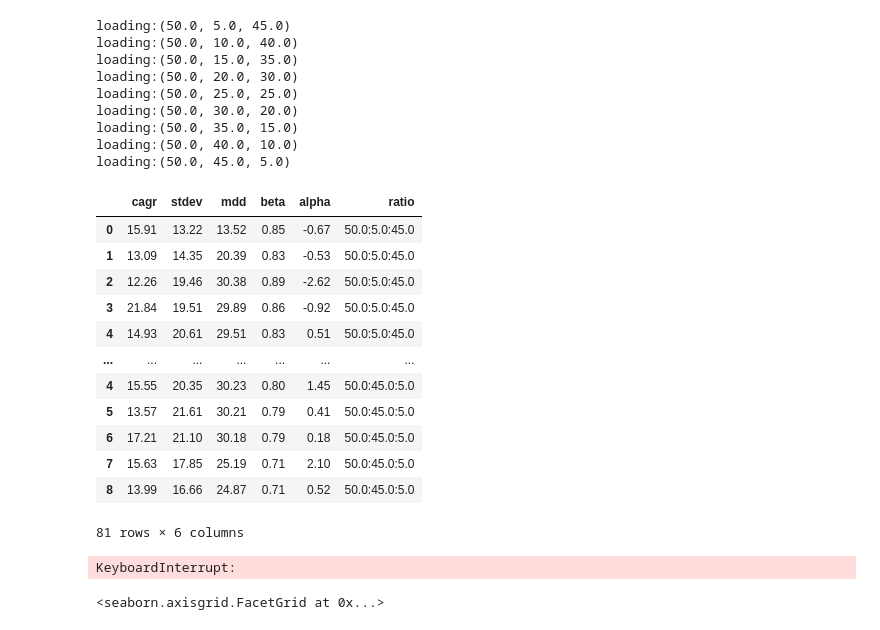
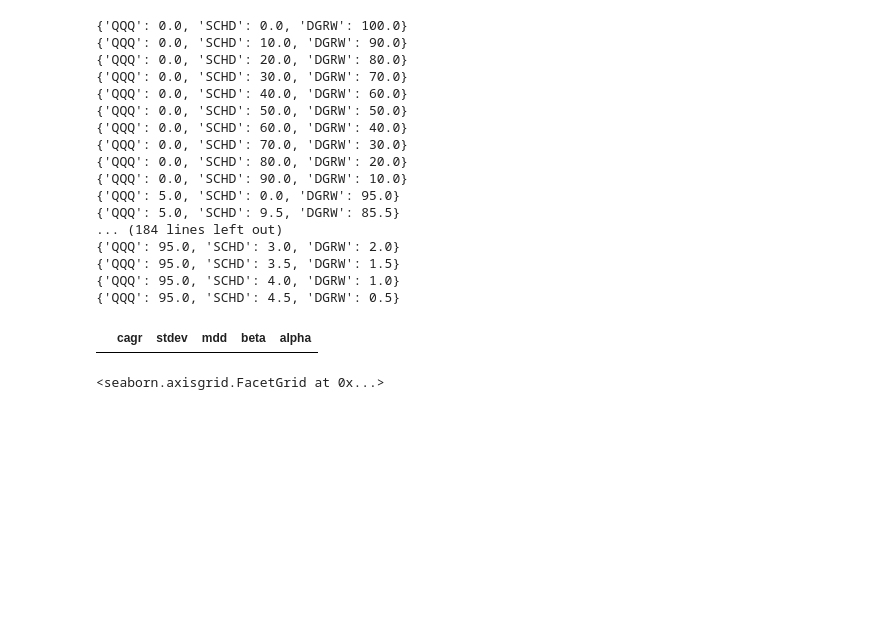
Before and after one commit to RookImS/portfolio_tool, a Jupyter notebook: portfolio.ipynb, the cells around one changed output. Cells and saved outputs as stored; diff of their text form; code cells hidden in the pictures; blank space fills up the shorter version.

```diff
--- a/portfolio.ipynb
+++ b/portfolio.ipynb
@@ -107,53 +107,53 @@ def calc_target_ratio(base_ratio:tuple, etc_ratio:tuple) -> tuple:
 # %%
 from multiprocessing import Pool
 from portfolio_test import portfolio_backtest_by_duration
 
 stats = pd.DataFrame(columns=['cagr', 'stdev', 'mdd', 'beta', 'alpha'])
 
 if __name__ == '__main__':
-    for qqq_weight in range(5, 10):
-        for schd_weight in range(1, 10):
-            ratio_qqq_etc = (qqq_weight, 10-qqq_weight)
+    param_list = []
+    for qqq_weight in range(0, 100, 5):
+        for schd_weight in range(0, 10):
+            ratio_qqq_etc = (qqq_weight, 100-qqq_weight)
             ratio_schd_dgrw = (schd_weight, 10-schd_weight)
             ratio_qqq_schd_dgrw = calc_target_ratio(ratio_qqq_etc, ratio_schd_dgrw)
-            print('loading:' + str(ratio_qqq_schd_dgrw))
 
             target_ratio = {
                 'QQQ': ratio_qqq_schd_dgrw[0],
                 'SCHD': ratio_qqq_schd_dgrw[1],
                 'DGRW': ratio_qqq_schd_dgrw[2]
             }
-            portfolio = Portfolio(stock_data, 10000, target_ratio)
-            stat = portfolio_backtest_by_duration(portfolio, benchmark=stock_data[('QQQ', 'adj_price')], duration=5)
-            stats = pd.concat([stats, stat])
 
-        break
+            p = Portfolio(stock_data, 10000, target_ratio)
+            param_list.append((p, stock_data[('QQQ', 'adj_price')], 5))
+
+
+    with Pool() as pool:
+        results = pool.starmap(portfolio_backtest_by_duration, param_list)
+
+    for stat in results:
+        stats = pd.concat([stats, stat])
 
 stats
 # %% [output]
-loading:(50.0, 5.0, 45.0)
-loading:(50.0, 10.0, 40.0)
-loading:(50.0, 15.0, 35.0)
-loading:(50.0, 20.0, 30.0)
-loading:(50.0, 25.0, 25.0)
-loading:(50.0, 30.0, 20.0)
-loading:(50.0, 35.0, 15.0)
-loading:(50.0, 40.0, 10.0)
-loading:(50.0, 45.0, 5.0)
+{'QQQ': 0.0, 'SCHD': 0.0, 'DGRW': 100.0}
+{'QQQ': 0.0, 'SCHD': 10.0, 'DGRW': 90.0}
+{'QQQ': 0.0, 'SCHD': 20.0, 'DGRW': 80.0}
+{'QQQ': 0.0, 'SCHD': 30.0, 'DGRW': 70.0}
+{'QQQ': 0.0, 'SCHD': 40.0, 'DGRW': 60.0}
+{'QQQ': 0.0, 'SCHD': 50.0, 'DGRW': 50.0}
+{'QQQ': 0.0, 'SCHD': 60.0, 'DGRW': 40.0}
+{'QQQ': 0.0, 'SCHD': 70.0, 'DGRW': 30.0}
+{'QQQ': 0.0, 'SCHD': 80.0, 'DGRW': 20.0}
+{'QQQ': 0.0, 'SCHD': 90.0, 'DGRW': 10.0}
+{'QQQ': 5.0, 'SCHD': 0.0, 'DGRW': 95.0}
+{'QQQ': 5.0, 'SCHD': 9.5, 'DGRW': 85.5}
+... (184 lines left out)
+{'QQQ': 95.0, 'SCHD': 3.0, 'DGRW': 2.0}
+{'QQQ': 95.0, 'SCHD': 3.5, 'DGRW': 1.5}
+{'QQQ': 95.0, 'SCHD': 4.0, 'DGRW': 1.0}
+{'QQQ': 95.0, 'SCHD': 4.5, 'DGRW': 0.5}
-|  | cagr | stdev | mdd | beta | alpha | ratio |
-| 0 | 15.91 | 13.22 | 13.52 | 0.85 | -0.67 | 50.0:5.0:45.0 |
-| 1 | 13.09 | 14.35 | 20.39 | 0.83 | -0.53 | 50.0:5.0:45.0 |
-| 2 | 12.26 | 19.46 | 30.38 | 0.89 | -2.62 | 50.0:5.0:45.0 |
-| 3 | 21.84 | 19.51 | 29.89 | 0.86 | -0.92 | 50.0:5.0:45.0 |
-| 4 | 14.93 | 20.61 | 29.51 | 0.83 | 0.51 | 50.0:5.0:45.0 |
-| ... | ... | ... | ... | ... | ... | ... |
-| 4 | 15.55 | 20.35 | 30.23 | 0.80 | 1.45 | 50.0:45.0:5.0 |
-| 5 | 13.57 | 21.61 | 30.21 | 0.79 | 0.41 | 50.0:45.0:5.0 |
-| 6 | 17.21 | 21.10 | 30.18 | 0.79 | 0.18 | 50.0:45.0:5.0 |
-| 7 | 15.63 | 17.85 | 25.19 | 0.71 | 2.10 | 50.0:45.0:5.0 |
-| 8 | 13.99 | 16.66 | 24.87 | 0.71 | 0.52 | 50.0:45.0:5.0 |
+|  | cagr | stdev | mdd | beta | alpha |
-81 rows × 6 columns
 # %%
-stat = portfolio_backtest_by_duration(portfolio, duration=5, benchmark=stock_data[('QQQ', 'adj_price')])
+stat_summary = stats.groupby(['ratio']).mean()
+stat_summary
-# %% [output]
-KeyboardInterrupt:
```
Also changed, not shown: parts of 9 cells of this notebook, 2 other files.
